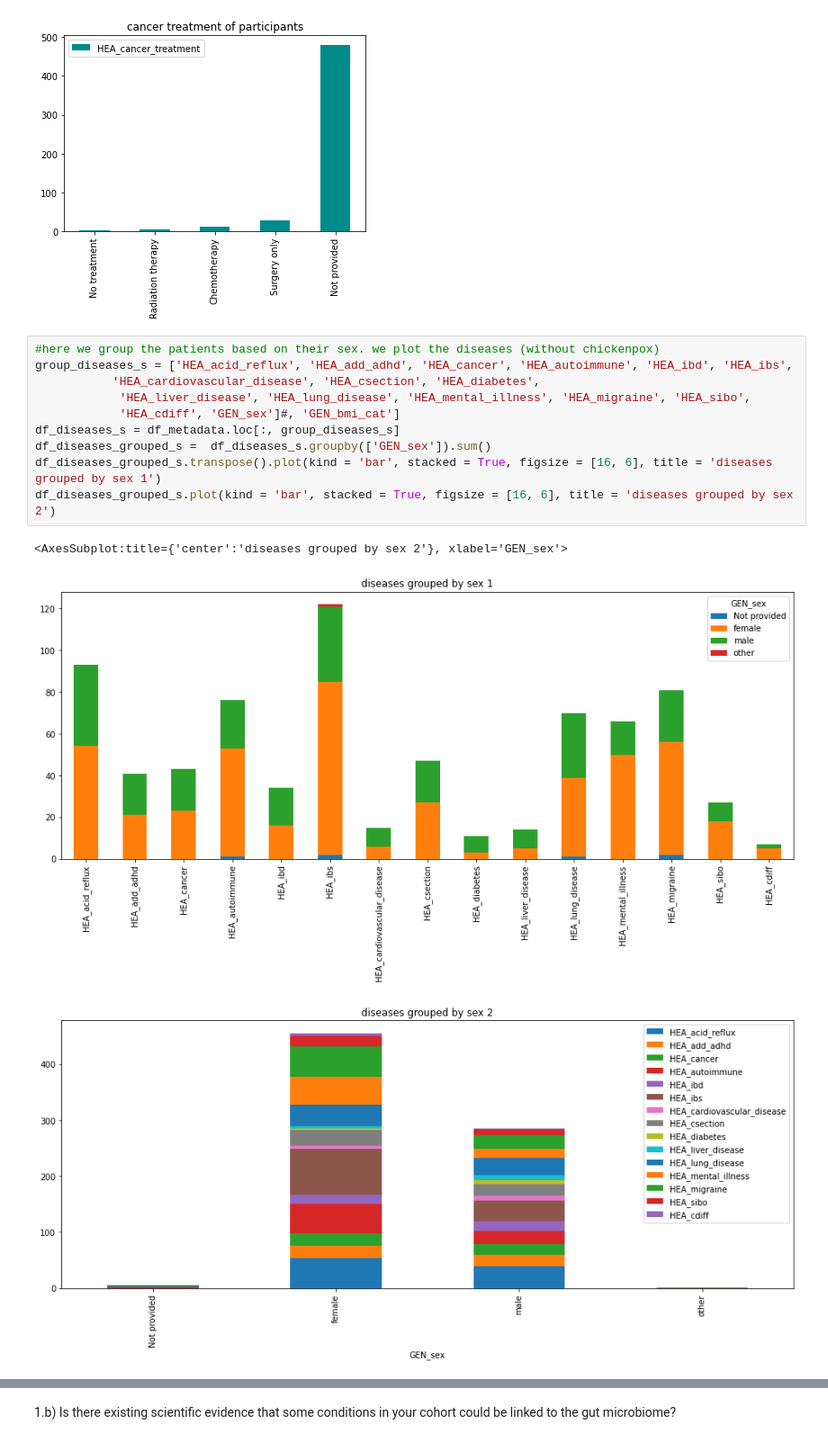
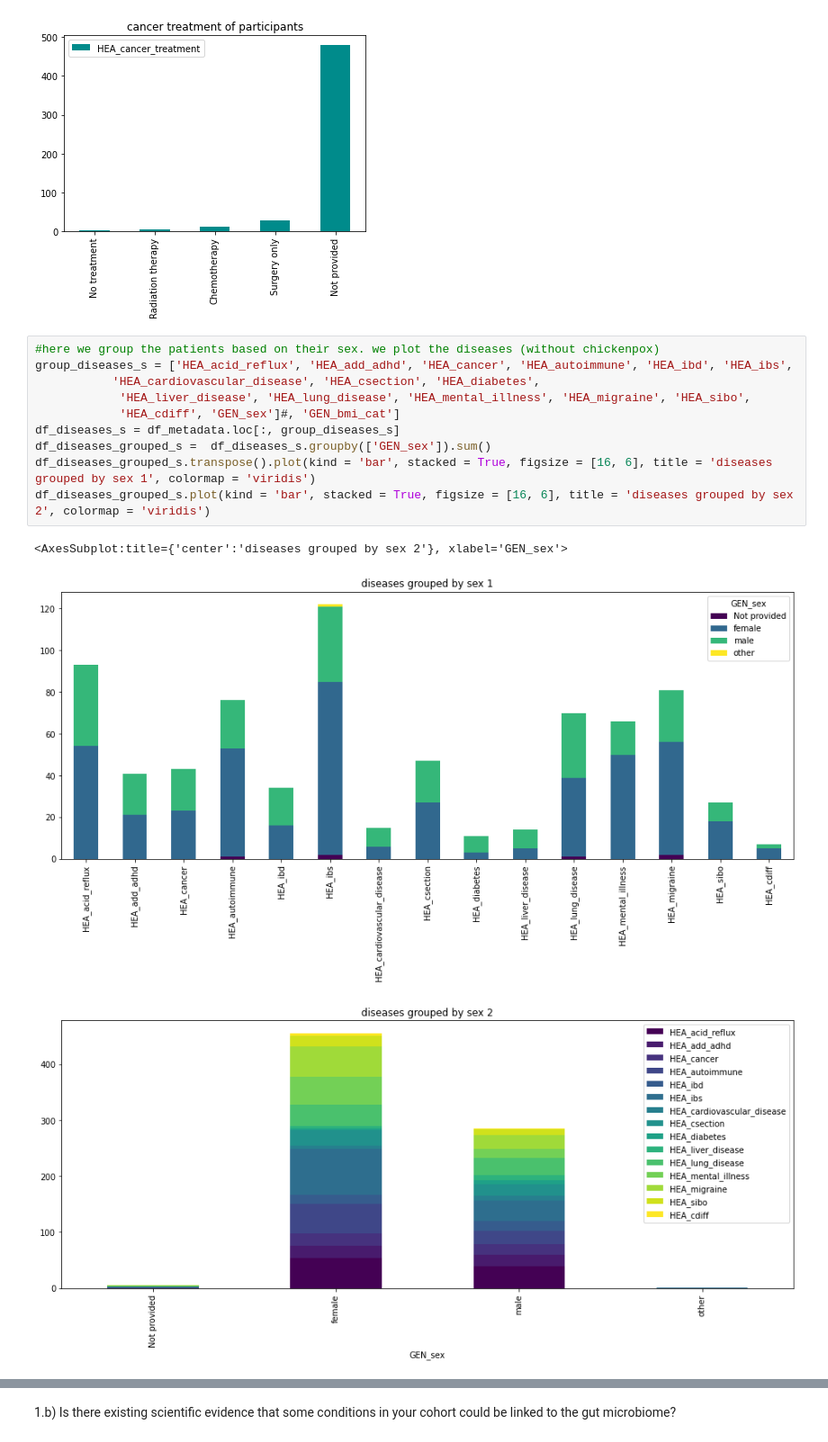
Before and after one commit to annawet/Poop-Power, a Jupyter notebook: ExploringMetadata.ipynb, the cells around one changed output, grey strips where cells are left out. Shown at 90% size. Drawn from its saved outputs; the diff is of its cells as text.

```diff
--- a/ExploringMetadata.ipynb
+++ b/ExploringMetadata.ipynb
@@ -160,15 +184,15 @@ df_cancert.plot(kind = 'bar', title = 'cancer treatment of participants', color
 # %%
 #here we group the patients based on their sex. we plot the diseases (without chickenpox)
 group_diseases_s = ['HEA_acid_reflux', 'HEA_add_adhd', 'HEA_cancer', 'HEA_autoimmune', 'HEA_ibd', 'HEA_ibs',
            'HEA_cardiovascular_disease', 'HEA_csection', 'HEA_diabetes',
             'HEA_liver_disease', 'HEA_lung_disease', 'HEA_mental_illness', 'HEA_migraine', 'HEA_sibo',
             'HEA_cdiff', 'GEN_sex']#, 'GEN_bmi_cat']
 df_diseases_s = df_metadata.loc[:, group_diseases_s]
 df_diseases_grouped_s =  df_diseases_s.groupby(['GEN_sex']).sum()
-df_diseases_grouped_s.transpose().plot(kind = 'bar', stacked = True, figsize = [16, 6], title = 'diseases grouped by sex 1')
-df_diseases_grouped_s.plot(kind = 'bar', stacked = True, figsize = [16, 6], title = 'diseases grouped by sex 2')
+df_diseases_grouped_s.transpose().plot(kind = 'bar', stacked = True, figsize = [16, 6], title = 'diseases grouped by sex 1', colormap = 'viridis')
+df_diseases_grouped_s.plot(kind = 'bar', stacked = True, figsize = [16, 6], title = 'diseases grouped by sex 2', colormap = 'viridis')
 # %% [output]
 <AxesSubplot:title={'center':'diseases grouped by sex 2'}, xlabel='GEN_sex'>
-[figure, old version]
+[figure, new version]
-[figure, old version]
+[figure, new version]
 # %%
```
Also changed, not shown: parts of 8 cells of this notebook, 7 other files.
